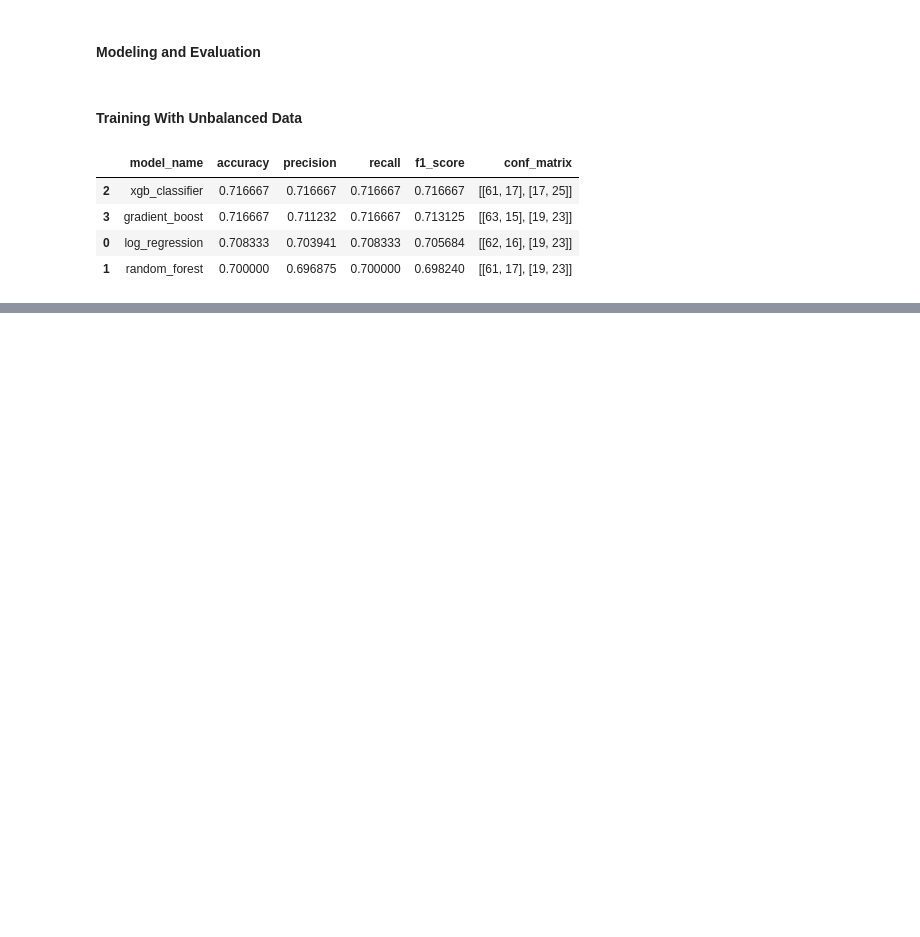
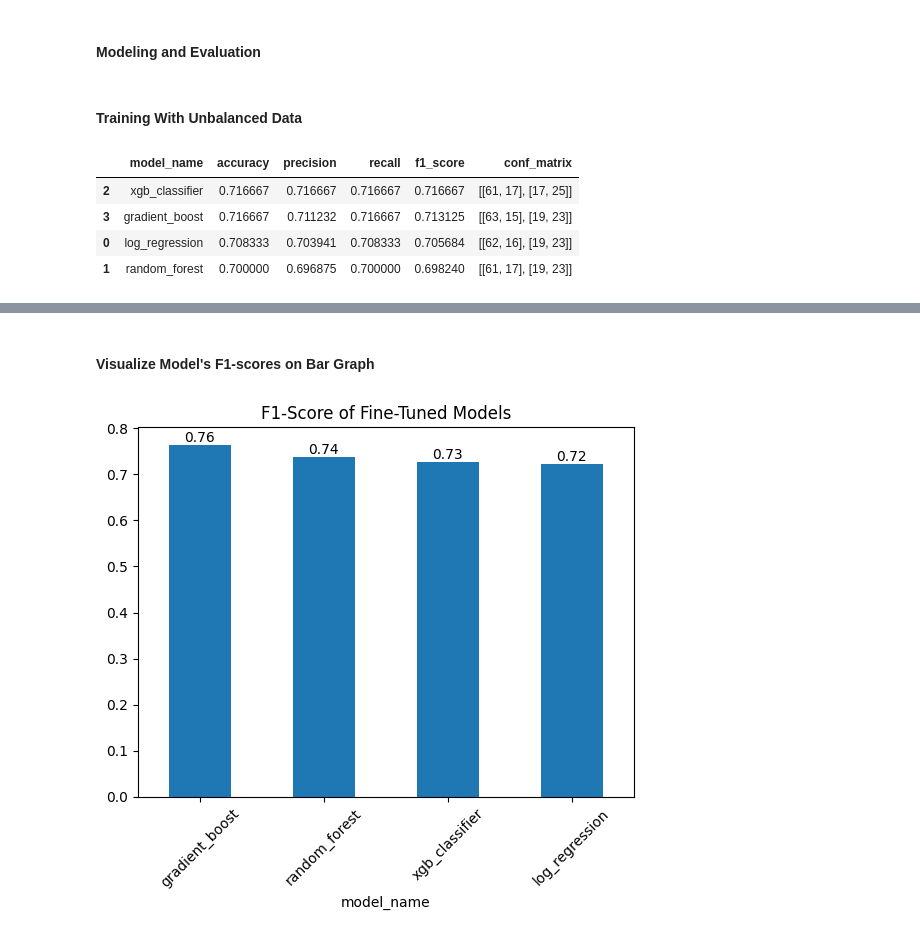
Before and after one commit to FloJoLaryea/Machine-Learning-API-using-FastAPI-with-Sepsis-Data, a Jupyter notebook: dev/sepsis_prediction.ipynb, the cells around one changed output, grey strips where cells are left out. Drawn from its saved outputs; the diff is of its cells as text; code cells hidden in the pictures; blank space fills up the shorter version.

```diff
--- a/dev/sepsis_prediction.ipynb
+++ b/dev/sepsis_prediction.ipynb
@@ -630,0 +753,12 @@ balanced_metrics_df
+# %% [markdown]
+#### Visualize Model's F1-scores on Bar Graph
+# %%
+bar = tuned_metrics_df["f1_score"].plot(kind="bar")
+# add data labels
+for i,v in enumerate(tuned_metrics_df["f1_score"]):
+    bar.text(i,v, str(round(v,2)), ha="center", va="bottom")
+plt.title("F1-Score of Fine-Tuned Models")
+plt.xticks(rotation = 45)
+plt.show()
+# %% [output]
+[figure, added]
```
Also changed, not shown: parts of 24 cells of this notebook.
